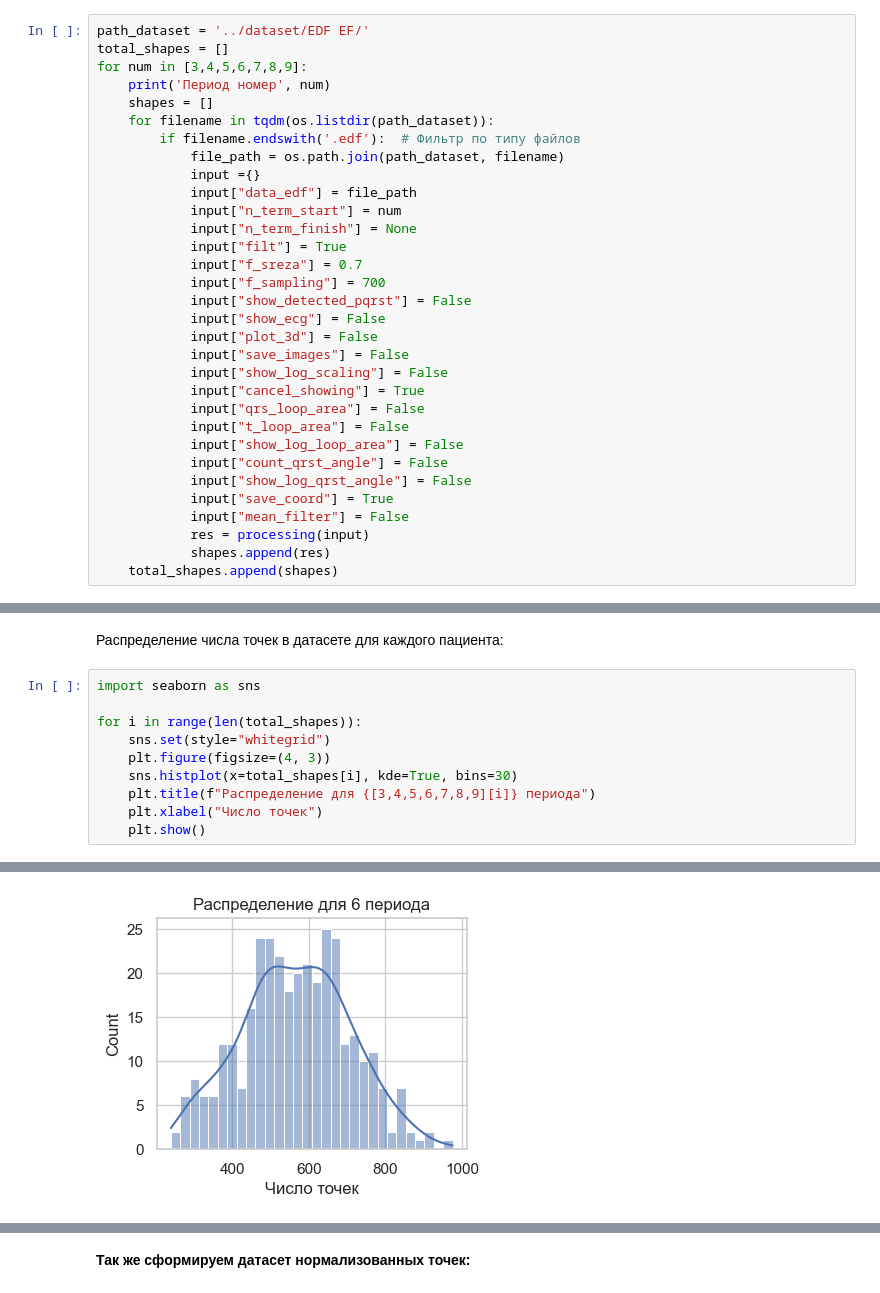
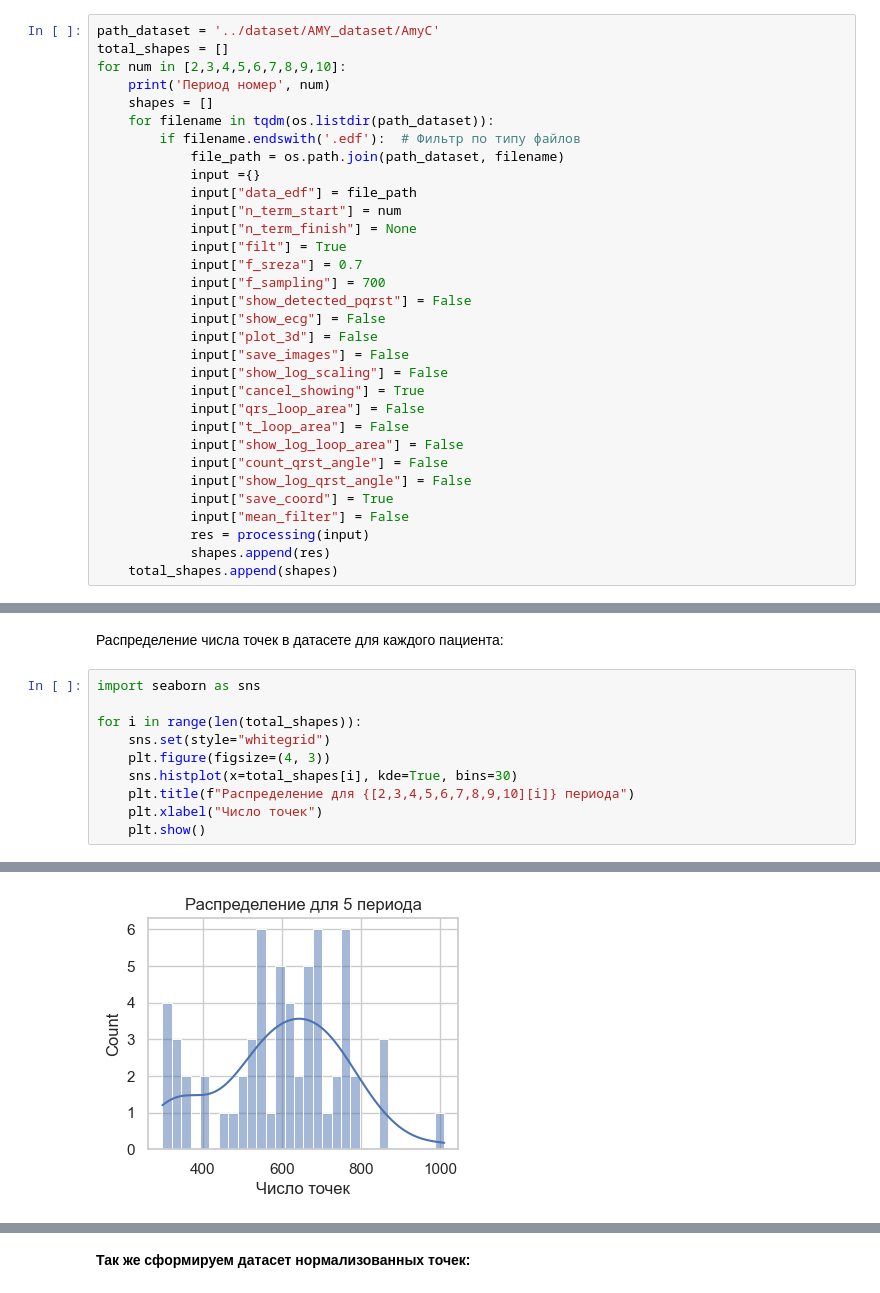
Before and after one commit to Koldim2001/ML_DL_research_VECG, a Jupyter notebook: data_generator/generate.ipynb, the cells around one changed output, grey strips where cells are left out. Saved outputs shown, nothing was run; the diff lists cells and outputs as text.

```diff
--- a/data_generator/generate.ipynb
+++ b/data_generator/generate.ipynb
@@ -125,9 +125,9 @@ Cоздано следующее число изображений:
 # %% [markdown]
 # СОЗДАНИЕ POINTCLOUD ДАТАСЕТА:
 # %%
-path_dataset = '../dataset/EDF EF/'
+path_dataset = '../dataset/AMY_dataset/AmyC'
 total_shapes = []
-for num in [3,4,5,6,7,8,9]:
+for num in [2,3,4,5,6,7,8,9,10]:
     print('Период номер', num)
     shapes = []
     for filename in tqdm(os.listdir(path_dataset)):
@@ -173,7 +175,7 @@ for i in range(len(total_shapes)):
     sns.set(style="whitegrid")
     plt.figure(figsize=(4, 3))
     sns.histplot(x=total_shapes[i], kde=True, bins=30)
-    plt.title(f"Распределение для {[3,4,5,6,7,8,9][i]} периода")
+    plt.title(f"Распределение для {[2,3,4,5,6,7,8,9,10][i]} периода")
     plt.xlabel("Число точек")
     plt.show()
 # %% [output]
@@ -183 +185 @@ for i in range(len(total_shapes)):
-[figure, old version]
+[figure, new version]
```
Also changed, not shown: parts of 5 cells of this notebook, 4 other files.
